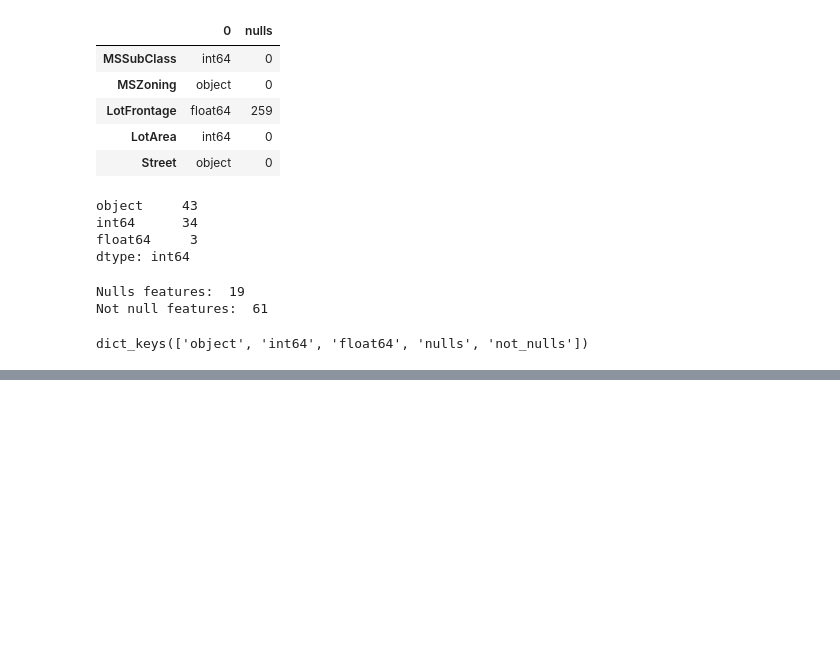
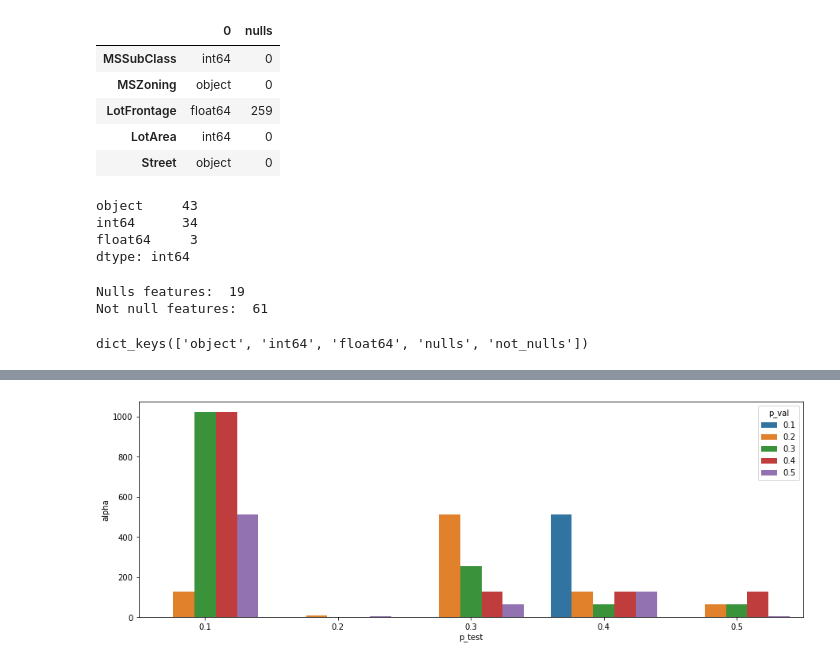
Before and after one commit to jroccal/machine_learning_fundamentals, a Jupyter notebook: notebooks/cross-validation.ipynb, the cells around one changed output, grey strips where cells are left out. Cells and saved outputs as stored; diff of their text form; code cells hidden in the pictures; blank space fills up the shorter version.

```diff
--- a/notebooks/cross-validation.ipynb
+++ b/notebooks/cross-validation.ipynb
@@ -222,25 +147,0 @@ num_features
-# %%
-## Estimate alpha
-list_estimation = []
-for alpha in [0.01, 0.25, 0.5, 0.8, 1.0, 2, 4, 8, 16, 32, 64, 128, 256, 512, 1024]:
-
-    corr_target = correlation_heatmap(pd.concat([X_train, pd.DataFrame(Y_train)], axis=1),
-                                      list(X_train.columns)+[target])
-    high_corr_features_exp_1 = list(corr_target[target].sort_values(ascending=False)[1:num_features+1].index)
-
-
-    df_polyn_train =  polynomial_transformations(x_train, high_corr_features_exp_1, degree=2)
-    df_polyn_val =  polynomial_transformations(x_val, high_corr_features_exp_1, degree=2)
-
-
-    # lr = LinearRegression().fit(df_polyn_train.values, Y_train.values)
-    lr = Ridge(alpha=alpha).fit(df_polyn_train.values, y_train.values)
-
-
-    y_predict_train = lr.predict(df_polyn_train.values)
-    y_predict_val = lr.predict(df_polyn_val.values)
-
-    metric_train = mean_squared_error(y_predict_train, y_train.values)
-    metric_val = mean_squared_error(y_predict_val, y_val.values)
-
-    list_estimation.append([alpha, metric_train, metric_val])
@@ -305,0 +286,14 @@ print(1.16636811e+09)
+# %%
+def bar_plots(column_x, column_y, df_x, df_y=None, figsize=(15,5)):
+    plt.figure(figsize=figsize)
+    if df_y is None:
+        if type(column_x) is list:
+            sns.barplot(df_x[column_x[0]], df_x[column_y], df_x[column_x[1]])
+        else:
+            sns.barplot(x=df_x[column_x], y=df_x[column_y])
+
+    else:
+        if type(column_x) is list:
+            sns.barplot(df_x[column_x[0]], df_y[column_y], df_x[column_x[1]])
+        else:
+            sns.barplot(x=df_x[column_x], y=df_y[column_y])
@@ -305,0 +329,8 @@ print(1.16636811e+09)
+# %%
+# bar_plots(column_x, column_y, pd.DataFrame(list_results_train_val), df_y=None, figsize=(15,5))
+
+# general_eda.bar_plots(['OverallQual', 'LotShape'], 'SalePrice', df_train)
+
+bar_plots(['p_test', 'p_val'], 'alpha', pd.DataFrame(list_results_train_val))
+# %% [output]
+[figure, added]
```
Also changed, not shown: parts of 80 cells of this notebook.
